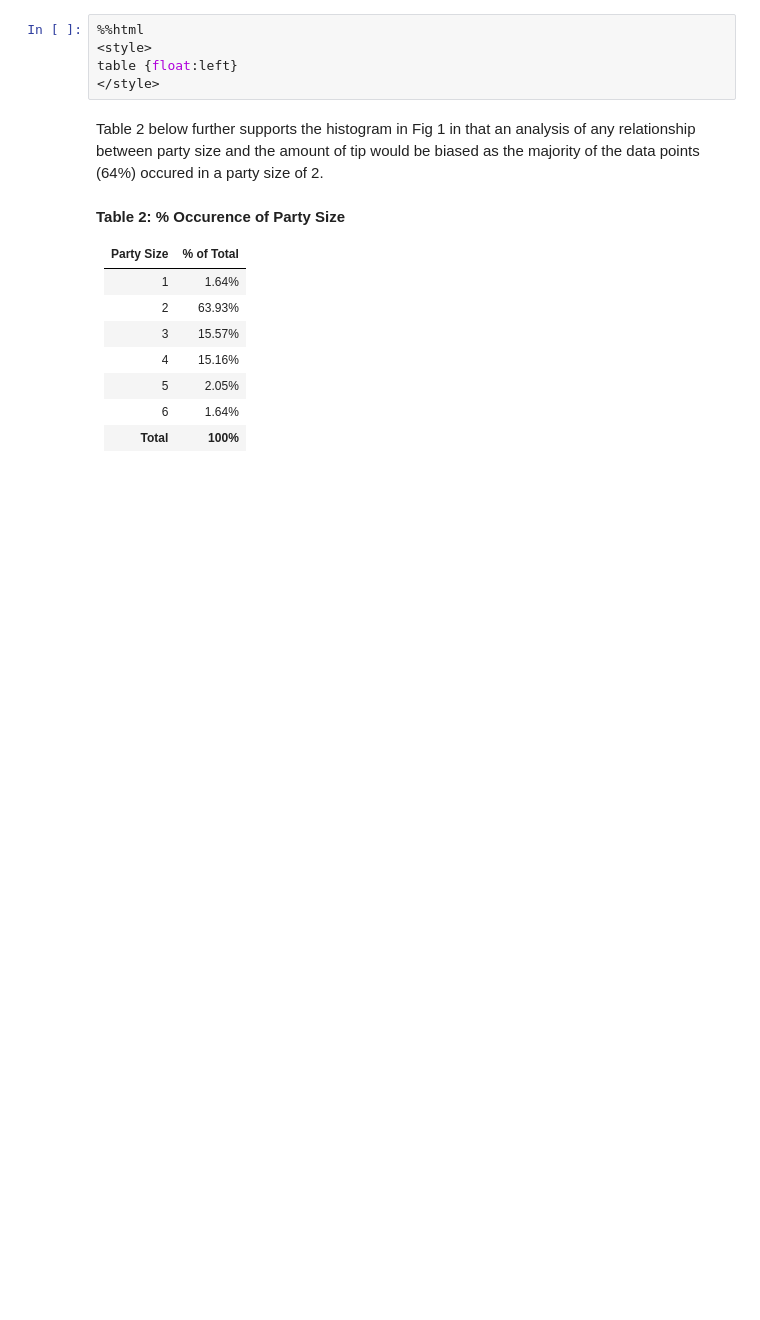
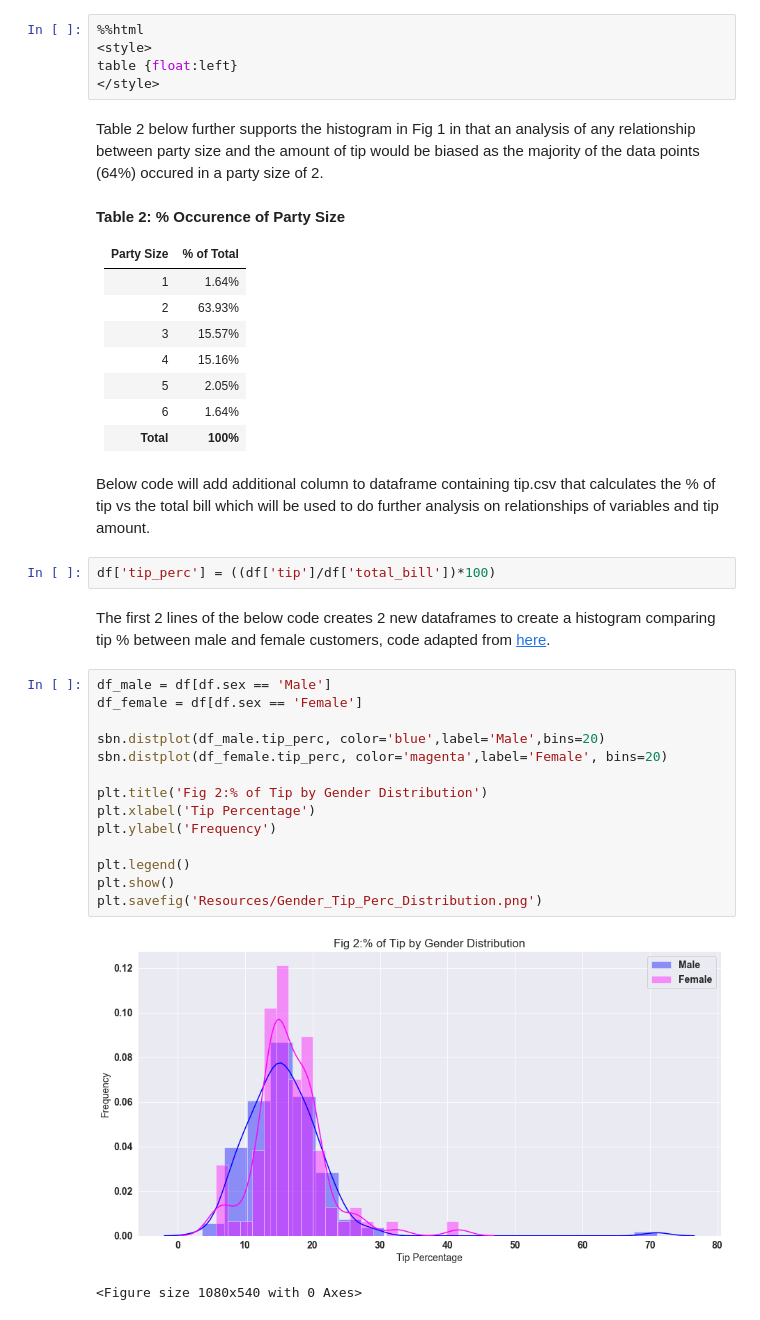
Before and after one commit to Dowline1/FODA-Project-2019, a Jupyter notebook: FODA-Project-2019.ipynb, the cells around one changed output. Drawn from its saved outputs; the diff is of its cells as text; blank space fills up the shorter version.

Commit message:
Further Analysis completed on Tips Data Set in Jupyter Notebook

```diff
--- a/FODA-Project-2019.ipynb
+++ b/FODA-Project-2019.ipynb
@@ -66,3 +66,26 @@ Table 2 below further supports the histogram in Fig 1 in that an analysis of any
 |5|2.05%|
 |6|1.64%|
 |**Total**|**100%**|
+# %% [markdown]
+Below code will add additional column to dataframe containing tip.csv that calculates the % of tip vs the total bill which will be used to do further analysis on relationships of variables and tip amount.
+# %%
+df['tip_perc'] = ((df['tip']/df['total_bill'])*100)
+# %% [markdown]
+The first 2 lines of the below code creates 2 new dataframes to create a histogram comparing tip % between male and female customers, code adapted from [here](https://pythonspot.com/pandas-filter/).
+# %%
+df_male = df[df.sex == 'Male']
+df_female = df[df.sex == 'Female']
+
+sbn.distplot(df_male.tip_perc, color='blue',label='Male',bins=20)
+sbn.distplot(df_female.tip_perc, color='magenta',label='Female', bins=20)
+
+plt.title('Fig 2:% of Tip by Gender Distribution')
+plt.xlabel('Tip Percentage')
+plt.ylabel('Frequency')
+
+plt.legend()
+plt.show()
+plt.savefig('Resources/Gender_Tip_Perc_Distribution.png')
+# %% [output]
+[figure, added]
+<Figure size 1080x540 with 0 Axes>
```
Also changed, not shown: parts of 6 cells of this notebook, 3 other files.
